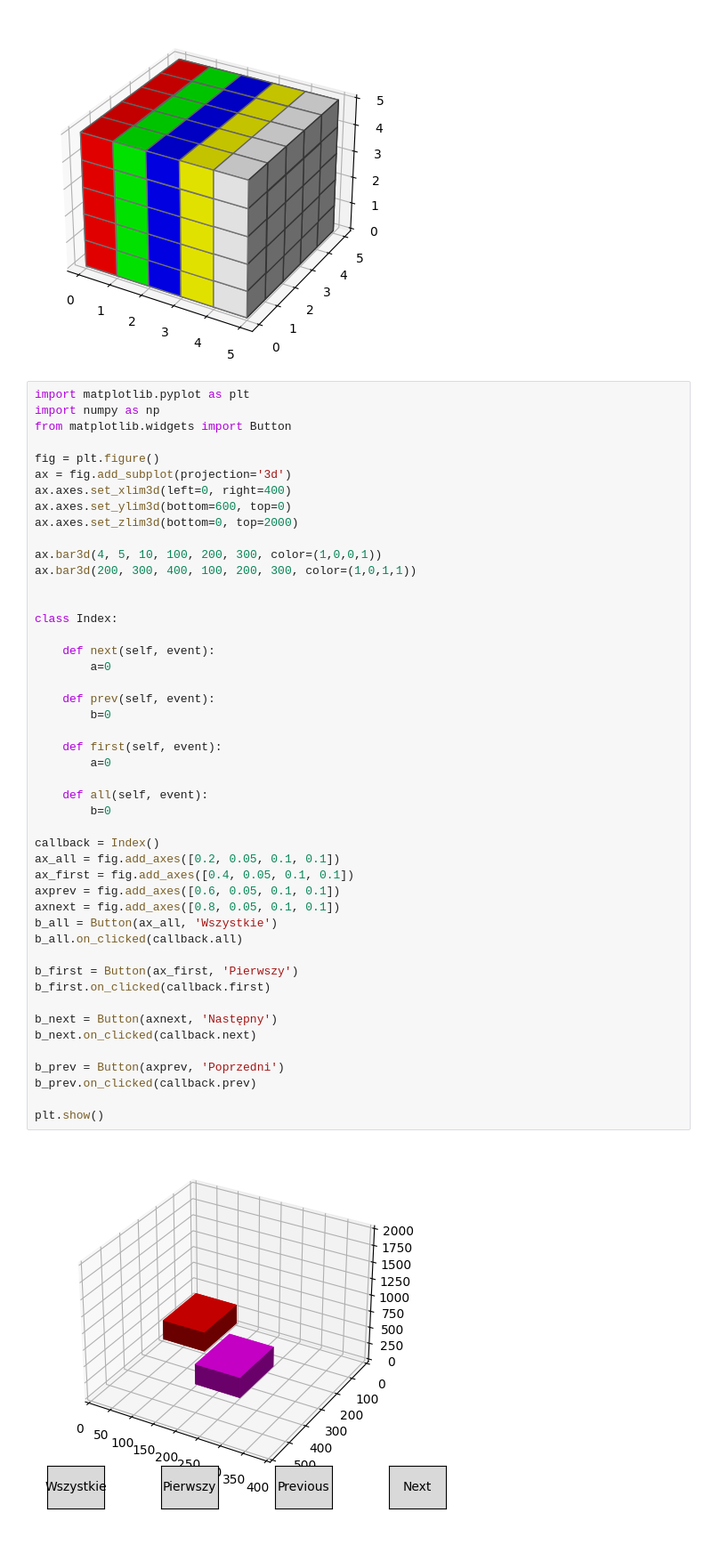
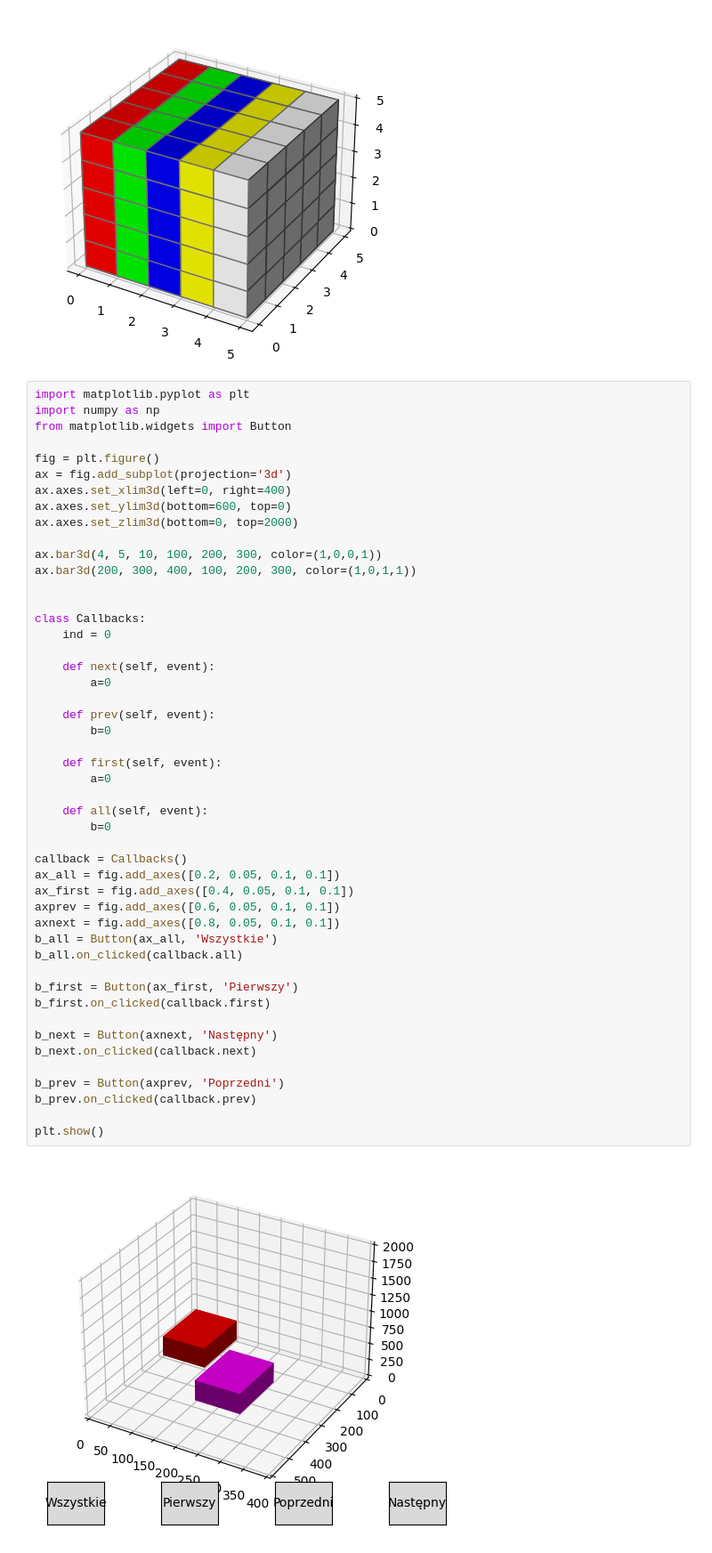
Before and after one commit to pawel-tumialis/Warehouse_Turtles, a Jupyter notebook: testy.ipynb, the cells around one changed output. Shown at 89% size. Drawn from its saved outputs; the diff is of its cells as text.

```diff
--- a/testy.ipynb
+++ b/testy.ipynb
@@ -374,40 +374,41 @@ ax.bar3d(4, 5, 10, 100, 200, 300, color=(1,0,0,1))
 ax.bar3d(200, 300, 400, 100, 200, 300, color=(1,0,1,1))
 
 
-class Index:
+class Callbacks:
+    ind = 0
 
     def next(self, event):
         a=0
 
     def prev(self, event):
         b=0
 
     def first(self, event):
         a=0
 
     def all(self, event):
         b=0
 
-callback = Index()
+callback = Callbacks()
 ax_all = fig.add_axes([0.2, 0.05, 0.1, 0.1])
 ax_first = fig.add_axes([0.4, 0.05, 0.1, 0.1])
 axprev = fig.add_axes([0.6, 0.05, 0.1, 0.1])
 axnext = fig.add_axes([0.8, 0.05, 0.1, 0.1])
 b_all = Button(ax_all, 'Wszystkie')
 b_all.on_clicked(callback.all)
 
 b_first = Button(ax_first, 'Pierwszy')
 b_first.on_clicked(callback.first)
 
 b_next = Button(axnext, 'Następny')
 b_next.on_clicked(callback.next)
 
 b_prev = Button(axprev, 'Poprzedni')
 b_prev.on_clicked(callback.prev)
 
 plt.show()
 # %% [output]
-[figure, old version]
+[figure, new version]
 # %%
 import matplotlib.pyplot as plt
 import numpy as np
```
Also changed, not shown: parts of 2 cells of this notebook, 1 other file.
